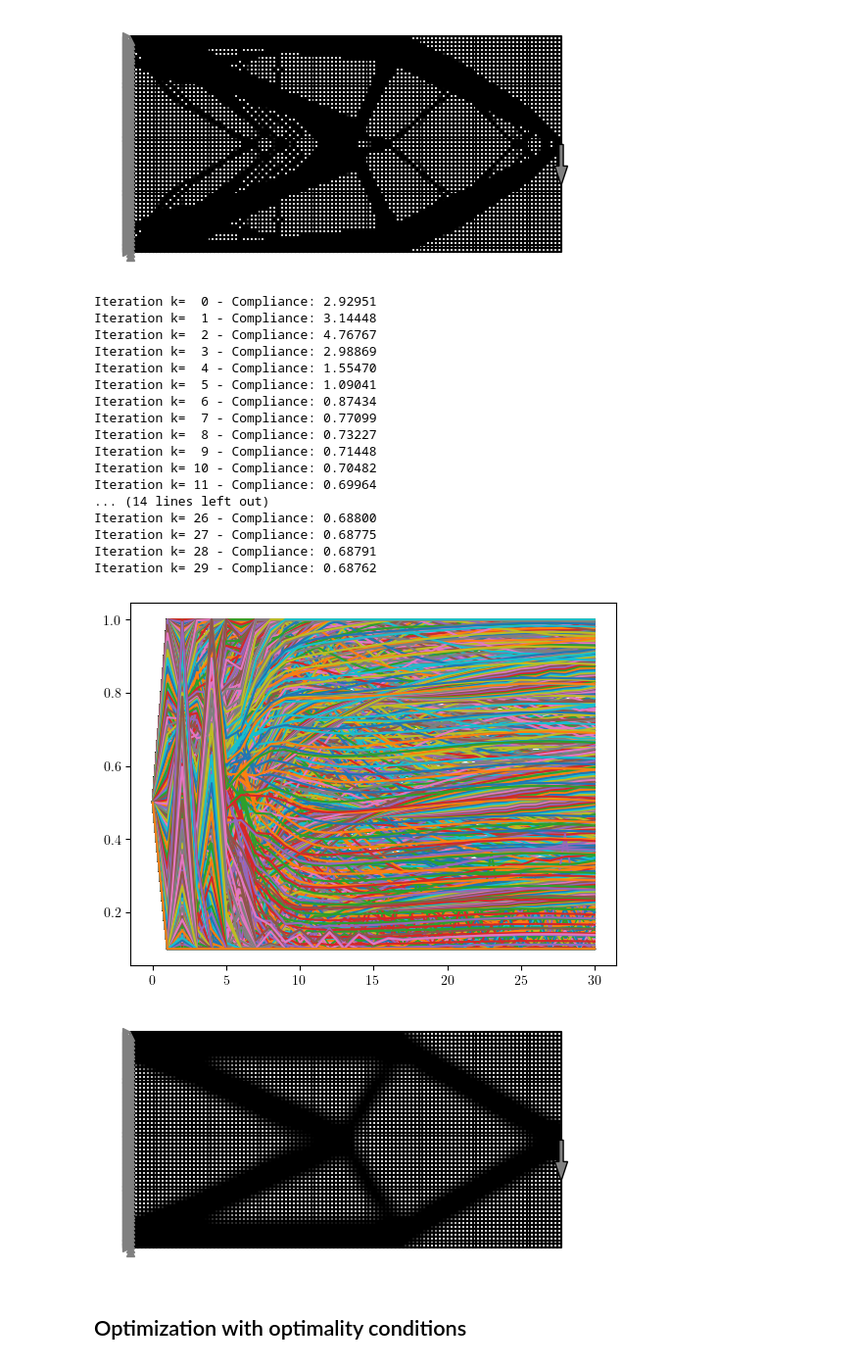
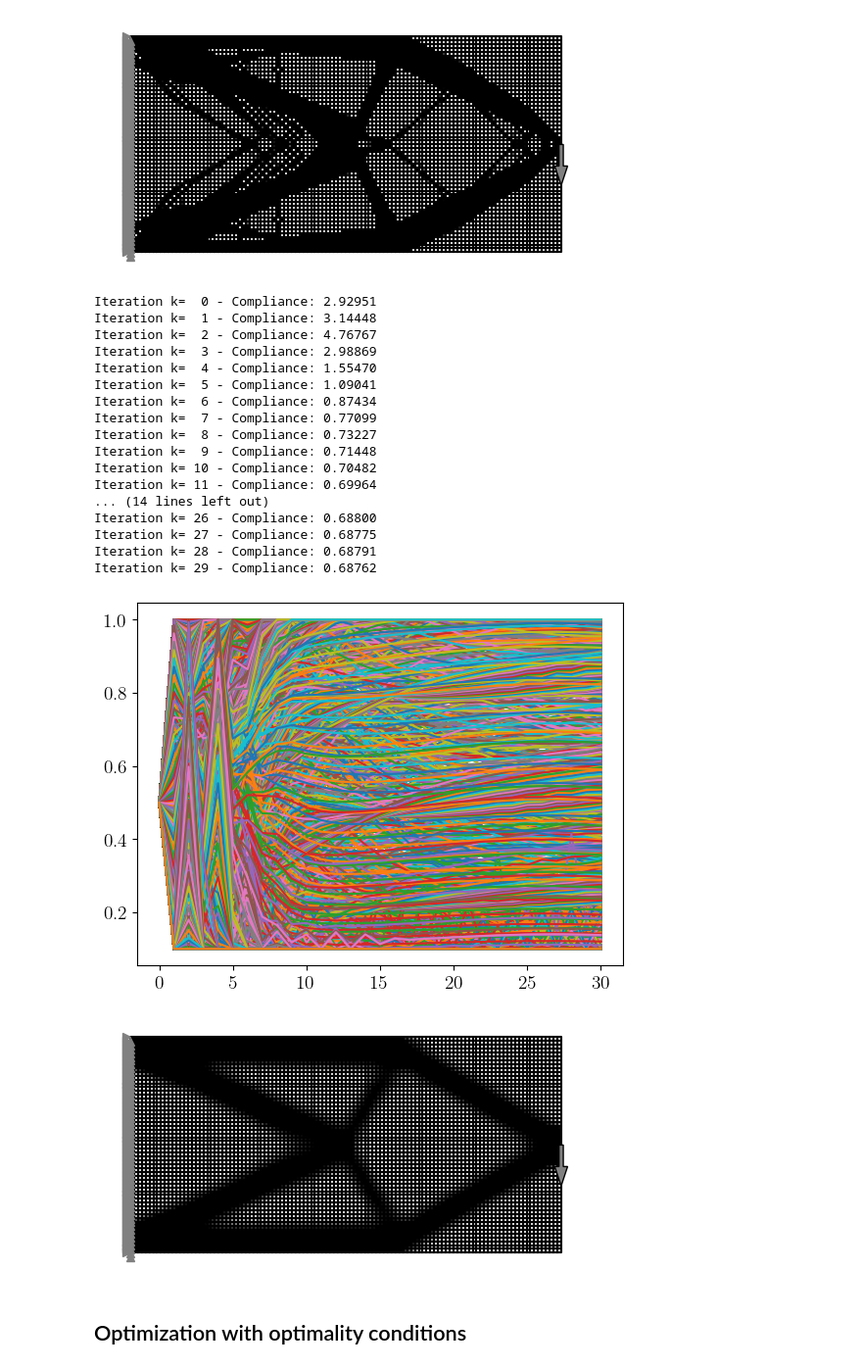
Before and after one commit to meyer-nils/structural_optimization, a Jupyter notebook: notebooks/lecture_08_topology.ipynb, the cells around one changed output. Shown at 98% size. Drawn from its saved outputs; the diff is of its cells as text; code cells hidden in the pictures.

```diff
--- a/notebooks/lecture_08_topology.ipynb
+++ b/notebooks/lecture_08_topology.ipynb
@@ -6,6 +6,7 @@ import matplotlib.pyplot as plt
 
 # Set plot to use TeX for rendering equations.
 plt.rcParams["text.usetex"] = True
+plt.rcParams["font.size"] = 14
 
 torch.set_default_dtype(torch.double)
 # %% [markdown]
@@ -314,34 +315,34 @@ Iteration k= 19 - Compliance: 0.67306
 # %%
 rho_opt = optimize_mma(
     cantilever_extra_fine, rho_0_xf, rho_min_xf, rho_max_xf, V0, p=3, iter=30, r_sens=1.0
 )
 plt.plot(torch.stack(rho_opt))
 plt.show()
 cantilever_extra_fine.plot(element_property=rho_opt[-1])
 plt.savefig(
-    "../figures/cantilever_fem_optimized_binary_extra_fine_filtered.pdf",
+    "../figures/cantilever_fem_optimized_binary_extra_fine_filtered.svg",
     transparent=True,
     bbox_inches="tight",
 )
 # %% [output]
 Iteration k=  0 - Compliance: 2.92951
 Iteration k=  1 - Compliance: 3.14448
 Iteration k=  2 - Compliance: 4.76767
 Iteration k=  3 - Compliance: 2.98869
 Iteration k=  4 - Compliance: 1.55470
 Iteration k=  5 - Compliance: 1.09041
 Iteration k=  6 - Compliance: 0.87434
 Iteration k=  7 - Compliance: 0.77099
 Iteration k=  8 - Compliance: 0.73227
 Iteration k=  9 - Compliance: 0.71448
 Iteration k= 10 - Compliance: 0.70482
 Iteration k= 11 - Compliance: 0.69964
 ... (14 lines left out)
 Iteration k= 26 - Compliance: 0.68800
 Iteration k= 27 - Compliance: 0.68775
 Iteration k= 28 - Compliance: 0.68791
 Iteration k= 29 - Compliance: 0.68762
-[figure, old version]
+[figure, new version]
 [figure]
 # %% [markdown]
 ## Optimization with optimality conditions
```
Also changed, not shown: parts of 7 cells of this notebook, 33 other files.
